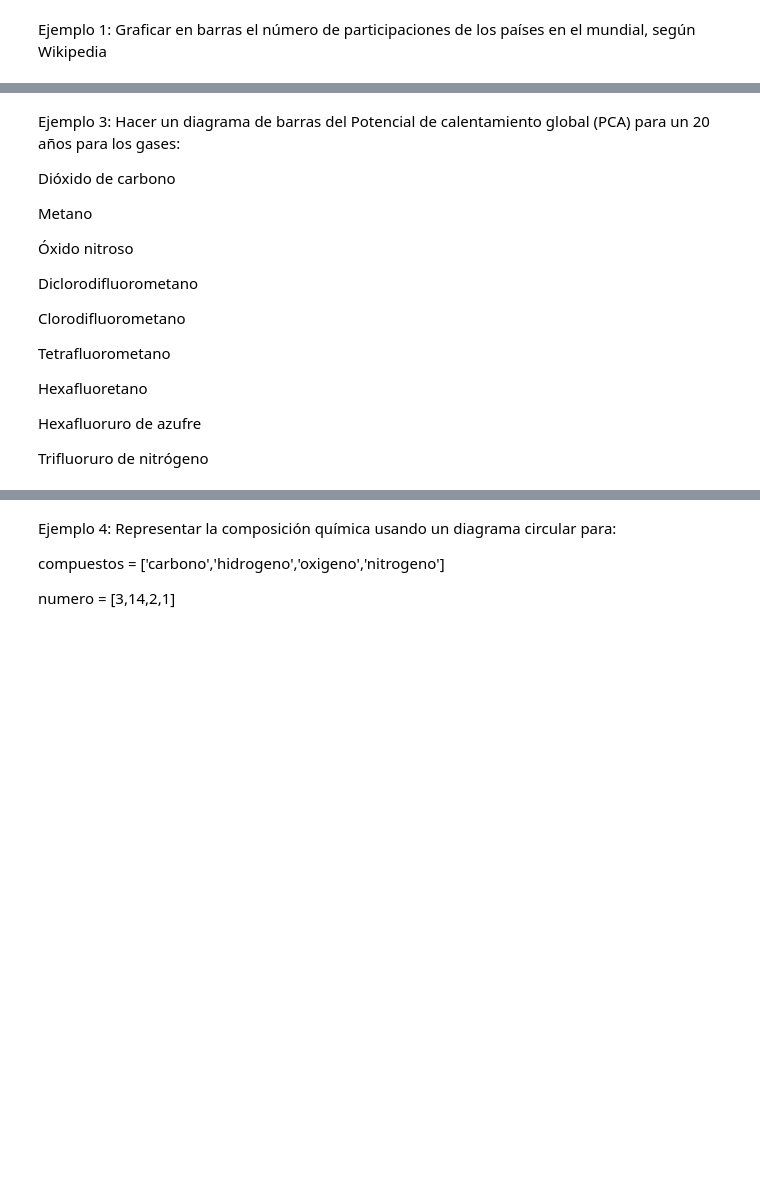
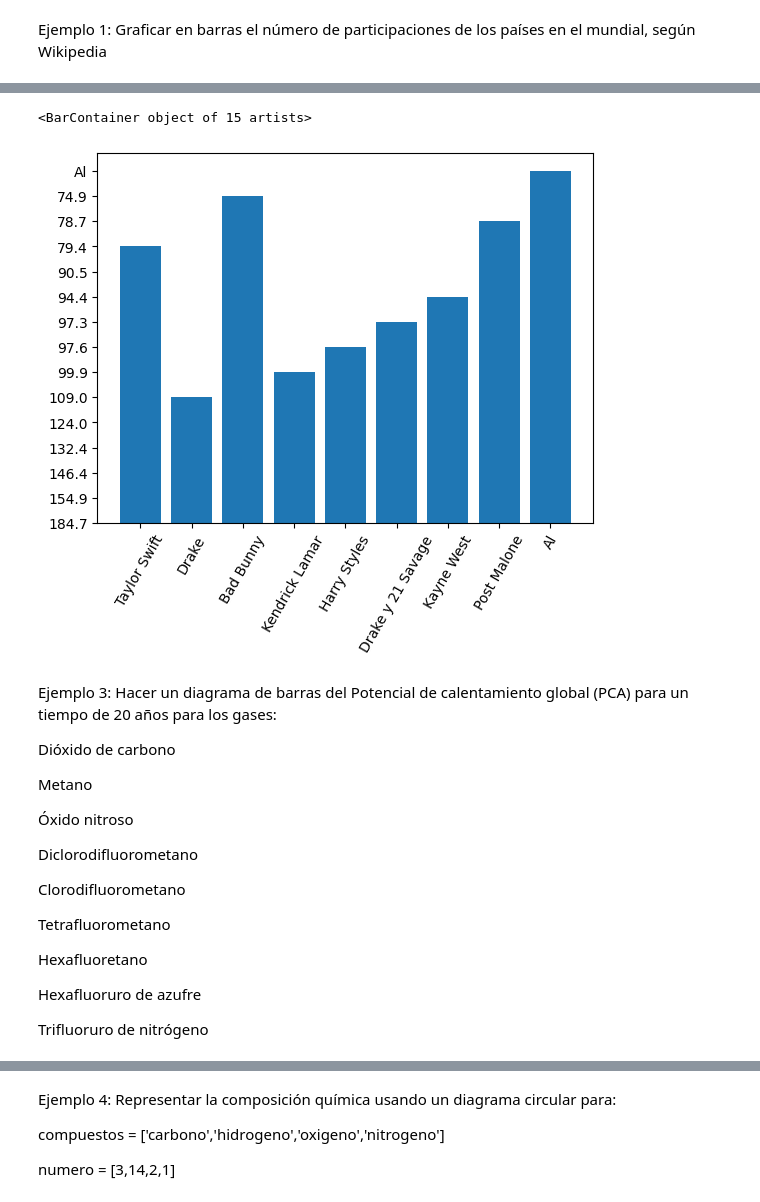
Before and after one commit to sammprogramer/pc1quimicapython, a Jupyter notebook: Gases_parte2.ipynb, the cells around one changed output, grey strips where cells are left out. Cells and saved outputs as stored; diff of their text form; code cells hidden in the pictures; blank space fills up the shorter version.

```diff
--- a/Gases_parte2.ipynb
+++ b/Gases_parte2.ipynb
@@ -31,8 +59,11 @@ tablas[13]
 # %%
-plt.xticks(rotation=90)
+plt.xticks(rotation=60)
 plt.bar(tablas[13]['Artista'],tablas[13]['Reproducciones (en millones)'])
+# %% [output]
+<BarContainer object of 15 artists>
+[figure, added]
 # %% [markdown]
-Ejemplo 3: Hacer un diagrama de barras del Potencial de calentamiento global (PCA) para un 20 años para los gases:
+Ejemplo 3: Hacer un diagrama de barras del Potencial de calentamiento global (PCA) para un tiempo de 20 años para los gases:
 
 Dióxido de carbono
 
```
Also changed, not shown: parts of 28 cells of this notebook.
